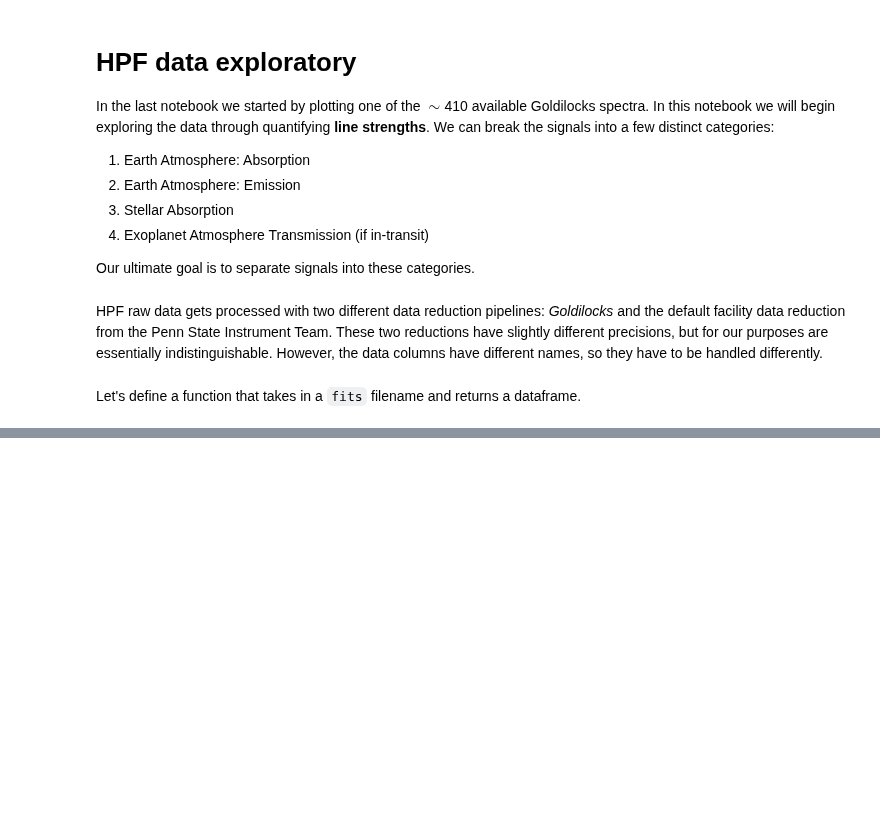
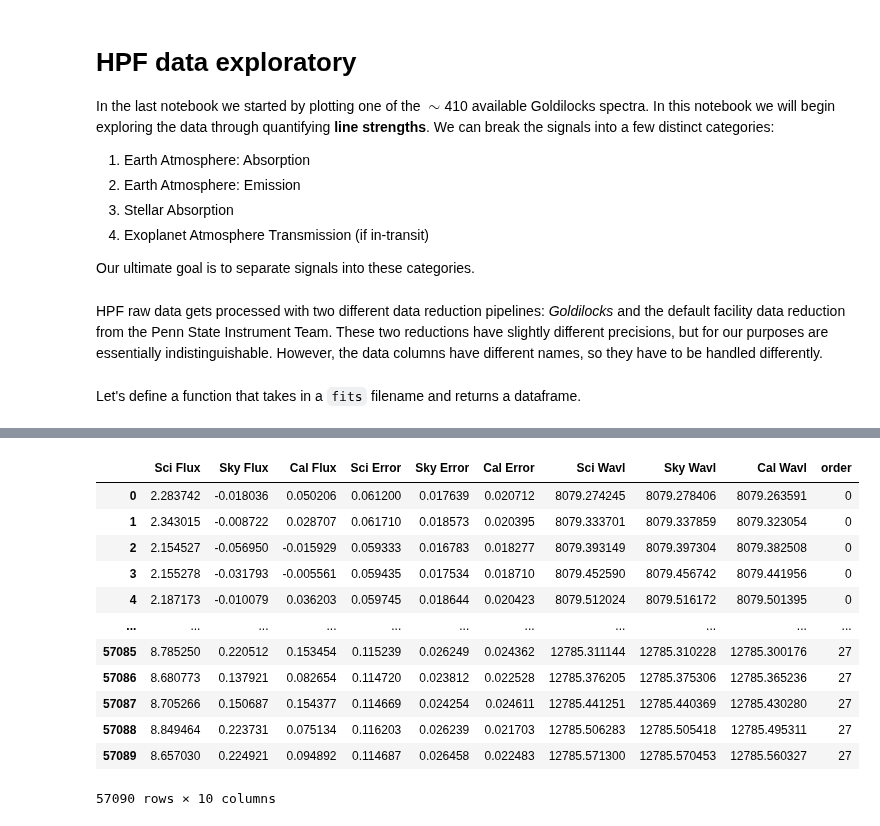
Before and after one commit to BrownDwarf/disperse, a Jupyter notebook: notebooks/02_HPF_data_exploratory.ipynb, the cells around one changed output, grey strips where cells are left out. Saved outputs shown, nothing was run; the diff lists cells and outputs as text; code cells hidden in the pictures; blank space fills up the shorter version.

```diff
--- a/notebooks/02_HPF_data_exploratory.ipynb
+++ b/notebooks/02_HPF_data_exploratory.ipynb
@@ -68,0 +83,16 @@ plt.legend(ncol=7, title='Echelle Order #', fontsize=11);
+# %%
+df
+# %% [output]
+|  | Sci Flux | Sky Flux | Cal Flux | Sci Error | Sky Error | Cal Error | Sci Wavl | Sky Wavl | Cal Wavl | order |
+| 0 | 2.283742 | -0.018036 | 0.050206 | 0.061200 | 0.017639 | 0.020712 | 8079.274245 | 8079.278406 | 8079.263591 | 0 |
+| 1 | 2.343015 | -0.008722 | 0.028707 | 0.061710 | 0.018573 | 0.020395 | 8079.333701 | 8079.337859 | 8079.323054 | 0 |
+| 2 | 2.154527 | -0.056950 | -0.015929 | 0.059333 | 0.016783 | 0.018277 | 8079.393149 | 8079.397304 | 8079.382508 | 0 |
+| 3 | 2.155278 | -0.031793 | -0.005561 | 0.059435 | 0.017534 | 0.018710 | 8079.452590 | 8079.456742 | 8079.441956 | 0 |
+| 4 | 2.187173 | -0.010079 | 0.036203 | 0.059745 | 0.018644 | 0.020423 | 8079.512024 | 8079.516172 | 8079.501395 | 0 |
+| ... | ... | ... | ... | ... | ... | ... | ... | ... | ... | ... |
+| 57085 | 8.785250 | 0.220512 | 0.153454 | 0.115239 | 0.026249 | 0.024362 | 12785.311144 | 12785.310228 | 12785.300176 | 27 |
+| 57086 | 8.680773 | 0.137921 | 0.082654 | 0.114720 | 0.023812 | 0.022528 | 12785.376205 | 12785.375306 | 12785.365236 | 27 |
+| 57087 | 8.705266 | 0.150687 | 0.154377 | 0.114669 | 0.024254 | 0.024611 | 12785.441251 | 12785.440369 | 12785.430280 | 27 |
+| 57088 | 8.849464 | 0.223731 | 0.075134 | 0.116203 | 0.026239 | 0.021703 | 12785.506283 | 12785.505418 | 12785.495311 | 27 |
+| 57089 | 8.657030 | 0.224921 | 0.094892 | 0.114687 | 0.026458 | 0.022483 | 12785.571300 | 12785.570453 | 12785.560327 | 27 |
+57090 rows × 10 columns
```
Also changed, not shown: parts of 4 cells of this notebook.
